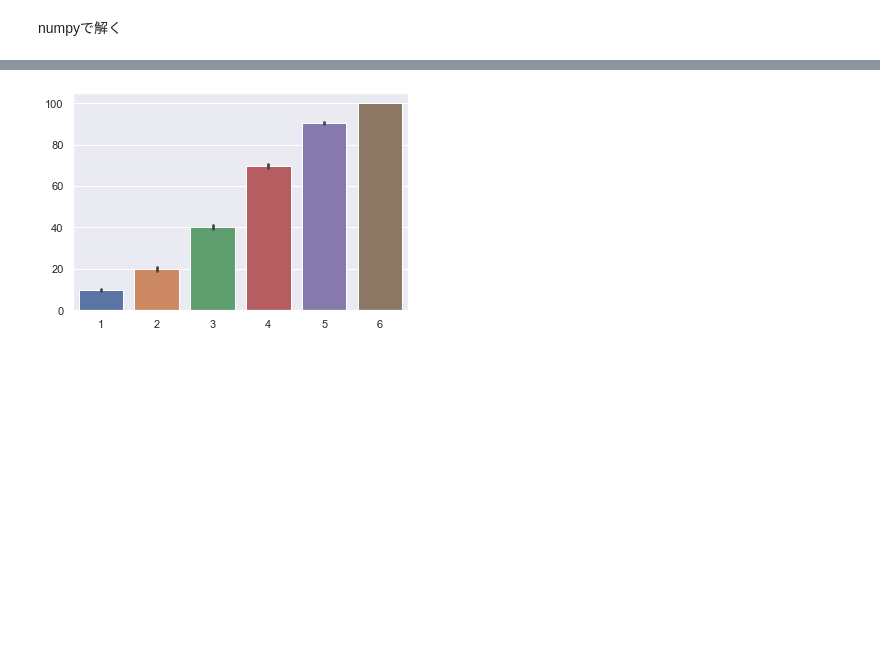
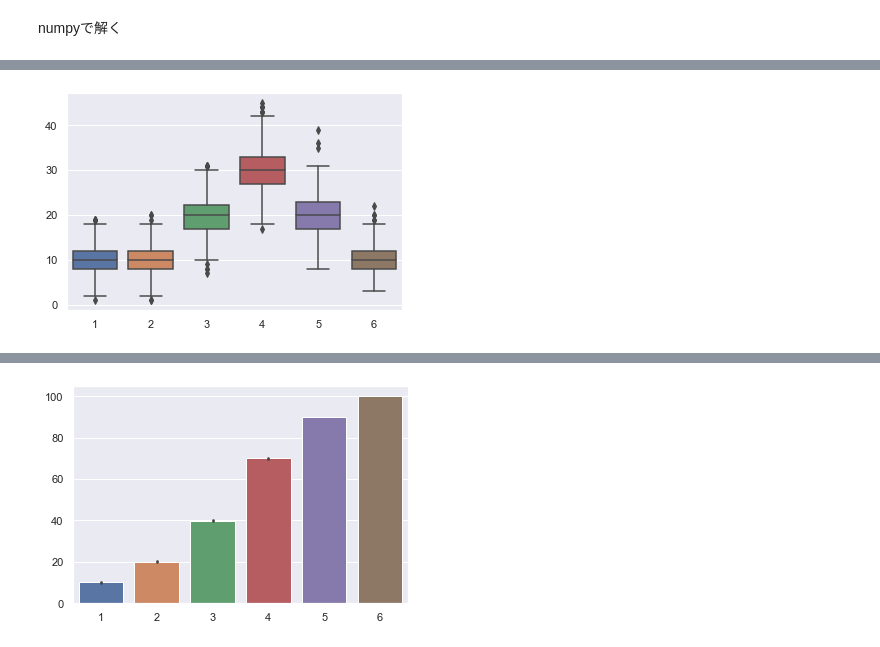
Before and after one commit to RTstudy/StatisticsStudy, a Jupyter notebook: exercise_03/exercise_03-1_matsudo840.ipynb, the cells around one changed output, grey strips where cells are left out. Saved outputs shown, nothing was run; the diff lists cells and outputs as text; code cells hidden in the pictures; blank space fills up the shorter version.

```diff
--- a/exercise_03/exercise_03-1_matsudo840.ipynb
+++ b/exercise_03/exercise_03-1_matsudo840.ipynb
@@ -68,3 +68,7 @@ sns.barplot(data=df);
+# %%
+sns.boxplot(data=df);
+# %% [output]
+[figure, added]
 # %%
 df_sum = np.cumsum(df, axis=1)
 df_sum
```
Also changed, not shown: parts of 8 cells of this notebook.
